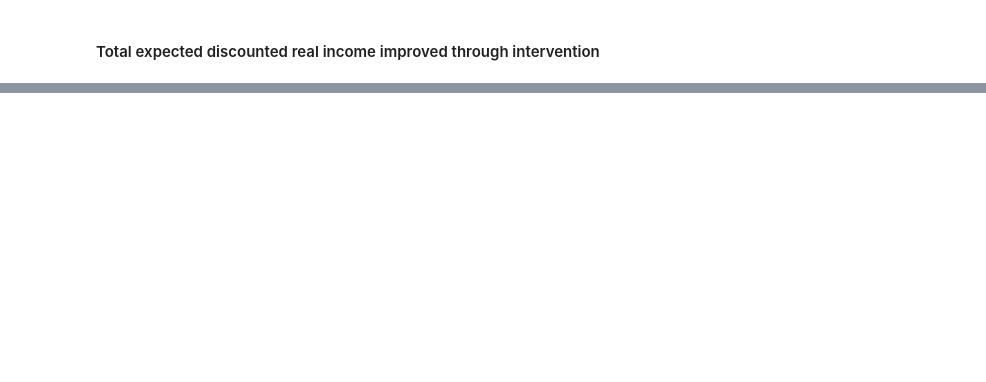
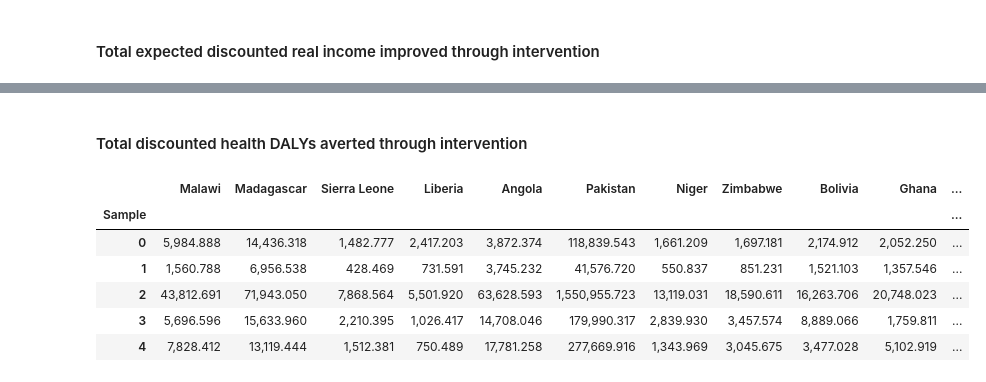
Before and after one commit to ordinaryevidence/leep-cea-2024, a Jupyter notebook: main.ipynb, the cells around one changed output, grey strips where cells are left out. Saved outputs shown, nothing was run; the diff lists cells and outputs as text; code cells hidden in the pictures; blank space fills up the shorter version.

```diff
--- a/main.ipynb
+++ b/main.ipynb
@@ -763,0 +937,16 @@ total_expected_discounted_real_income_improved_through_intervention.head()
+# %% [markdown]
+#### Total discounted health DALYs averted through intervention
+# %%
+total_discounted_health_DALYs_averted_through_intervention = \
+    health_dalys_averted_through_intervention.mul(
+        discount_factor, axis=0).groupby(level=0).sum()
+
+total_discounted_health_DALYs_averted_through_intervention.head()
+# %% [output]
+|  | Malawi | Madagascar | Sierra Leone | Liberia | Angola | Pakistan | Niger | Zimbabwe | Bolivia | Ghana | ... |
+| Sample |  |  |  |  |  |  |  |  |  |  | ... |
+| 0 | 5,984.888 | 14,436.318 | 1,482.777 | 2,417.203 | 3,872.374 | 118,839.543 | 1,661.209 | 1,697.181 | 2,174.912 | 2,052.250 | ... |
+| 1 | 1,560.788 | 6,956.538 | 428.469 | 731.591 | 3,745.232 | 41,576.720 | 550.837 | 851.231 | 1,521.103 | 1,357.546 | ... |
+| 2 | 43,812.691 | 71,943.050 | 7,868.564 | 5,501.920 | 63,628.593 | 1,550,955.723 | 13,119.031 | 18,590.611 | 16,263.706 | 20,748.023 | ... |
+| 3 | 5,696.596 | 15,633.960 | 2,210.395 | 1,026.417 | 14,708.046 | 179,990.317 | 2,839.930 | 3,457.574 | 8,889.066 | 1,759.811 | ... |
+| 4 | 7,828.412 | 13,119.444 | 1,512.381 | 750.489 | 17,781.258 | 277,669.916 | 1,343.969 | 3,045.675 | 3,477.028 | 5,102.919 | ... |
```
Also changed, not shown: parts of 26 cells of this notebook.
